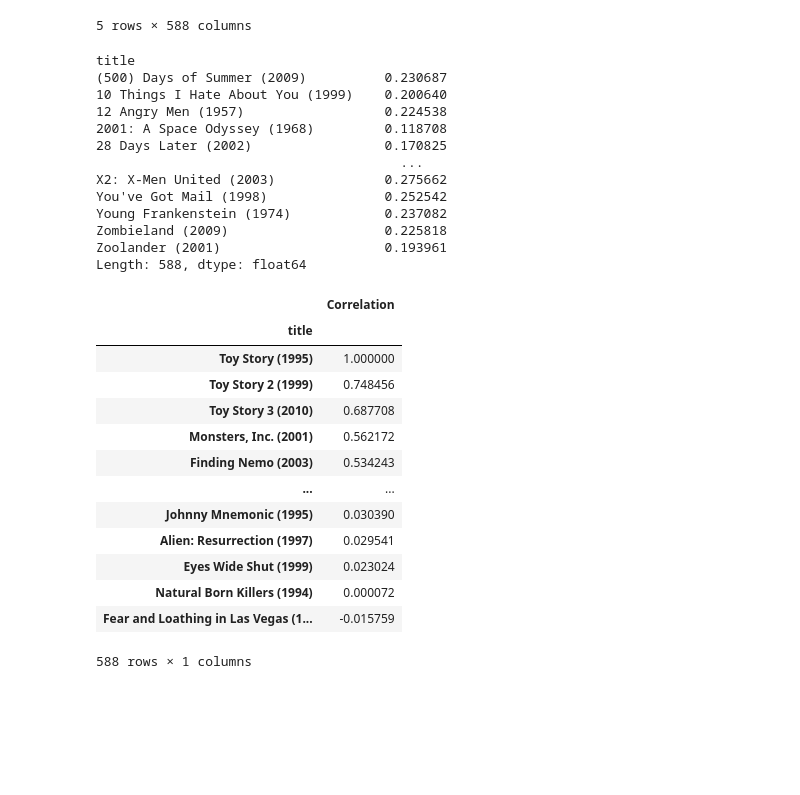
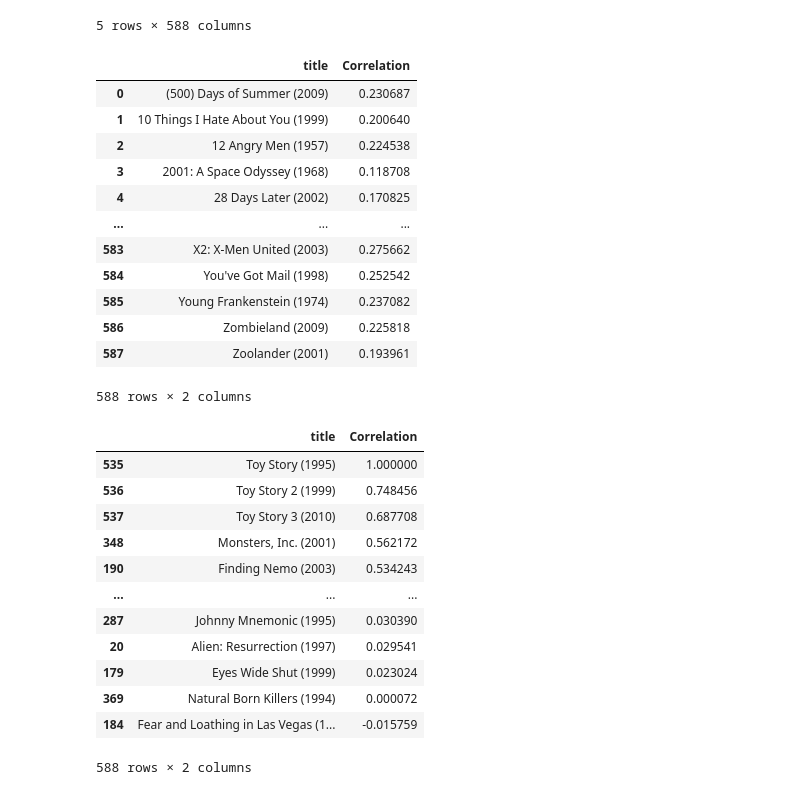
Before and after one commit to EN10/RecommendationAI, a Jupyter notebook: Movie_Step_by_Step.ipynb, the cells around one changed output. Cells and saved outputs as stored; diff of their text form; code cells hidden in the pictures; blank space fills up the shorter version.

```diff
--- a/Movie_Step_by_Step.ipynb
+++ b/Movie_Step_by_Step.ipynb
@@ -211,39 +211,37 @@ user_movie_rating.head()
 | 5 | NaN | NaN | NaN | NaN | ... |
 5 rows × 588 columns
 # %%
-toy_story_ratings = user_movie_rating['Toy Story (1995)']
-movies_like_toy_story = user_movie_rating.corrwith(toy_story_ratings)
+title = user_movie_rating['Toy Story (1995)']
+movies_like_toy_story = user_movie_rating.corrwith(title).reset_index(name='Correlation')
 movies_like_toy_story
 # %% [output]
+|  | title | Correlation |
+| 0 | (500) Days of Summer (2009) | 0.230687 |
+| 1 | 10 Things I Hate About You (1999) | 0.200640 |
+| 2 | 12 Angry Men (1957) | 0.224538 |
+| 3 | 2001: A Space Odyssey (1968) | 0.118708 |
+| 4 | 28 Days Later (2002) | 0.170825 |
+| ... | ... | ... |
+| 583 | X2: X-Men United (2003) | 0.275662 |
+| 584 | You've Got Mail (1998) | 0.252542 |
+| 585 | Young Frankenstein (1974) | 0.237082 |
+| 586 | Zombieland (2009) | 0.225818 |
+| 587 | Zoolander (2001) | 0.193961 |
-title
-(500) Days of Summer (2009)          0.230687
-10 Things I Hate About You (1999)    0.200640
-12 Angry Men (1957)                  0.224538
-2001: A Space Odyssey (1968)         0.118708
-28 Days Later (2002)                 0.170825
-                                       ...
-X2: X-Men United (2003)              0.275662
-You've Got Mail (1998)               0.252542
-Young Frankenstein (1974)            0.237082
-Zombieland (2009)                    0.225818
-Zoolander (2001)                     0.193961
-Length: 588, dtype: float64
+588 rows × 2 columns
 # %%
-corr_heading = pd.DataFrame(movies_like_toy_story, columns=['Correlation'])
-recommended = corr_heading.sort_values(['Correlation'], ascending=False)
+recommended = movies_like_toy_story.sort_values(['Correlation'], ascending=False)
 recommended
 # %% [output]
-|  | Correlation |
-| title |  |
-| Toy Story (1995) | 1.000000 |
-| Toy Story 2 (1999) | 0.748456 |
-| Toy Story 3 (2010) | 0.687708 |
-| Monsters, Inc. (2001) | 0.562172 |
-| Finding Nemo (2003) | 0.534243 |
-| ... | ... |
-| Johnny Mnemonic (1995) | 0.030390 |
-| Alien: Resurrection (1997) | 0.029541 |
-| Eyes Wide Shut (1999) | 0.023024 |
-| Natural Born Killers (1994) | 0.000072 |
-| Fear and Loathing in Las Vegas (1... | -0.015759 |
+|  | title | Correlation |
+| 535 | Toy Story (1995) | 1.000000 |
+| 536 | Toy Story 2 (1999) | 0.748456 |
+| 537 | Toy Story 3 (2010) | 0.687708 |
+| 348 | Monsters, Inc. (2001) | 0.562172 |
+| 190 | Finding Nemo (2003) | 0.534243 |
+| ... | ... | ... |
+| 287 | Johnny Mnemonic (1995) | 0.030390 |
+| 20 | Alien: Resurrection (1997) | 0.029541 |
+| 179 | Eyes Wide Shut (1999) | 0.023024 |
+| 369 | Natural Born Killers (1994) | 0.000072 |
+| 184 | Fear and Loathing in Las Vegas (1... | -0.015759 |
-588 rows × 1 columns
+588 rows × 2 columns
```
Also changed, not shown: parts of 1 cell of this notebook.
